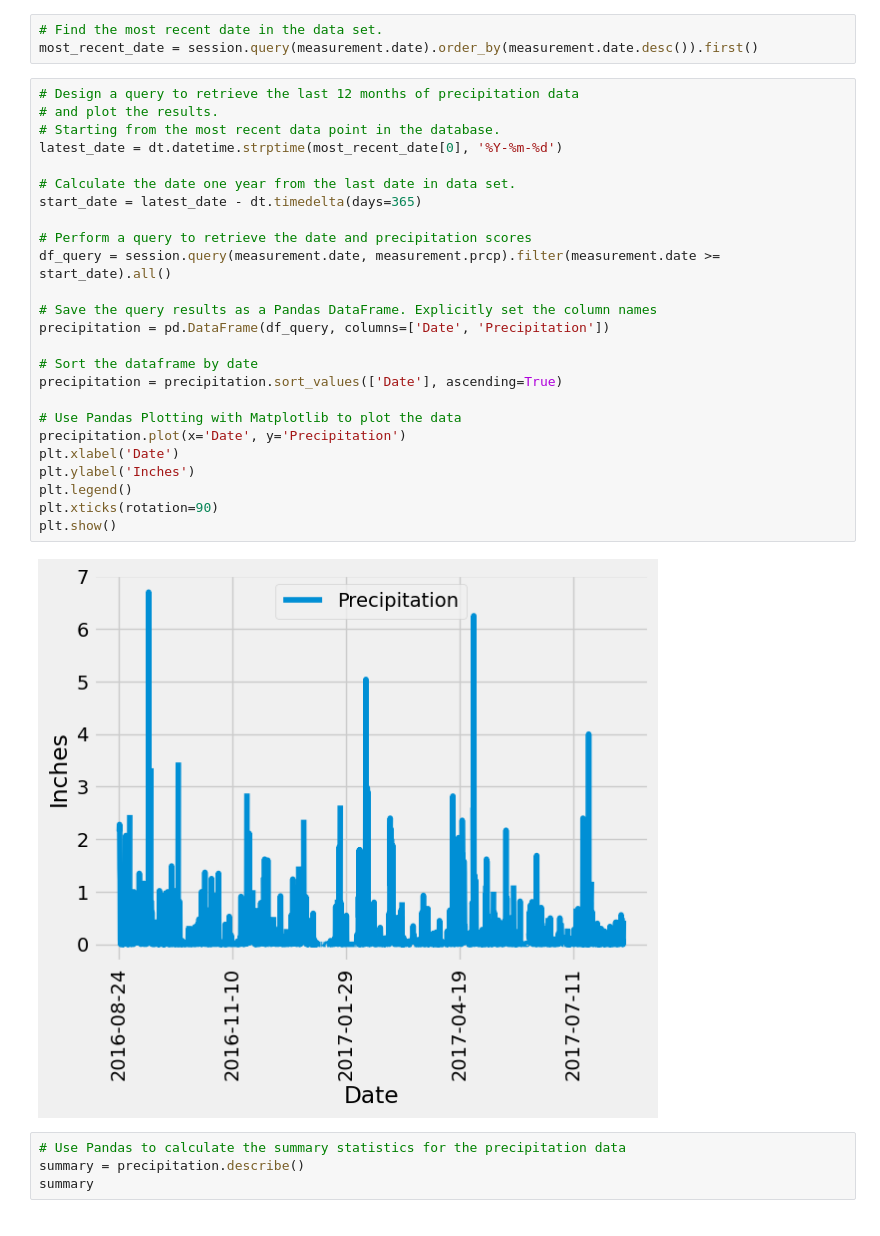
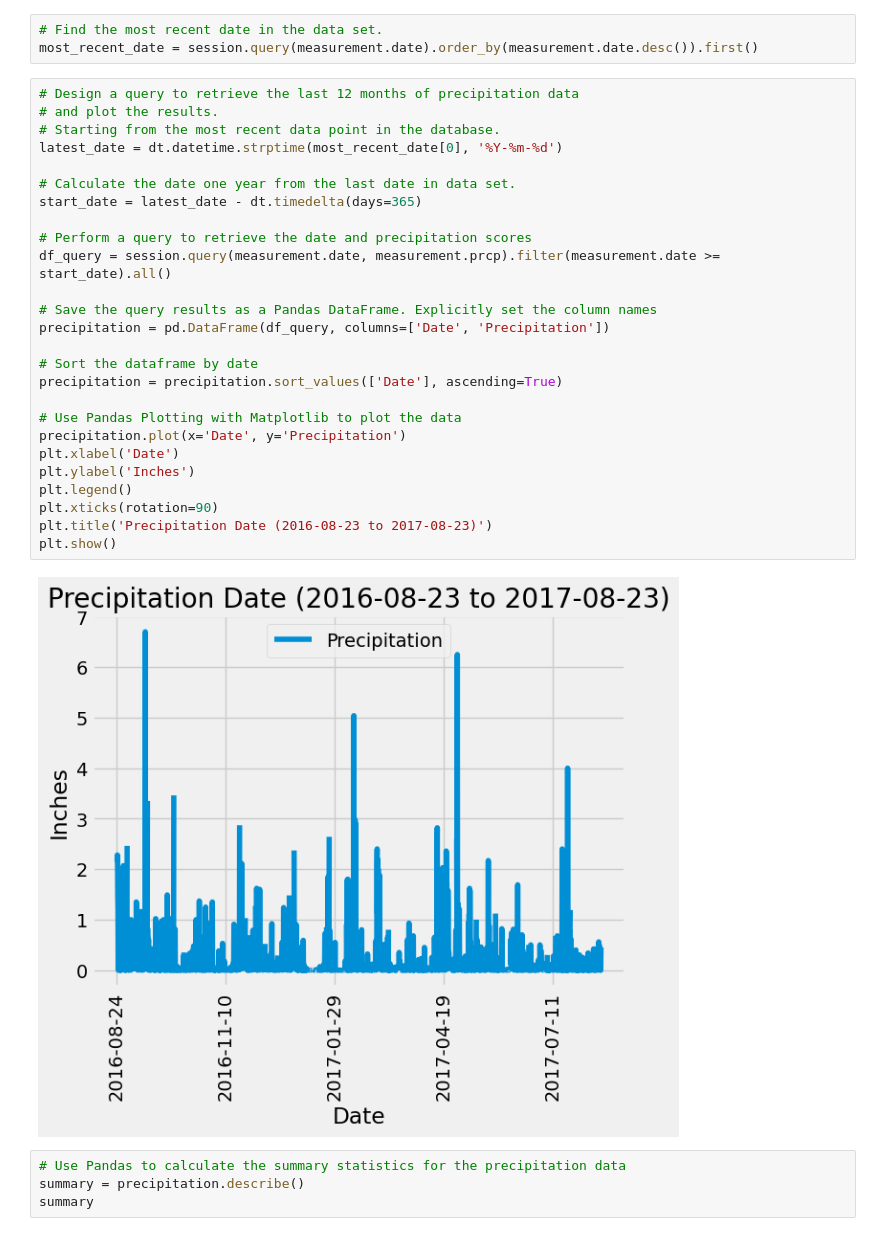
Before and after one commit to andrew-voortman/sqlalchemy-challenge, a Jupyter notebook: SurfsUp/climate_starter.ipynb, the cells around one changed output. Drawn from its saved outputs; the diff is of its cells as text.

```diff
--- a/SurfsUp/climate_starter.ipynb
+++ b/SurfsUp/climate_starter.ipynb
@@ -43,30 +43,31 @@ most_recent_date = session.query(measurement.date).order_by(measurement.date.des
 # %%
 # Design a query to retrieve the last 12 months of precipitation data
 # and plot the results.
 # Starting from the most recent data point in the database.
 latest_date = dt.datetime.strptime(most_recent_date[0], '%Y-%m-%d')
 
 # Calculate the date one year from the last date in data set.
 start_date = latest_date - dt.timedelta(days=365)
 
 # Perform a query to retrieve the date and precipitation scores
 df_query = session.query(measurement.date, measurement.prcp).filter(measurement.date >= start_date).all()
 
 # Save the query results as a Pandas DataFrame. Explicitly set the column names
 precipitation = pd.DataFrame(df_query, columns=['Date', 'Precipitation'])
 
 # Sort the dataframe by date
 precipitation = precipitation.sort_values(['Date'], ascending=True)
 
 # Use Pandas Plotting with Matplotlib to plot the data
 precipitation.plot(x='Date', y='Precipitation')
 plt.xlabel('Date')
 plt.ylabel('Inches')
 plt.legend()
 plt.xticks(rotation=90)
+plt.title('Precipitation Date (2016-08-23 to 2017-08-23)')
 plt.show()
 # %% [output]
-[figure, old version]
+[figure, new version]
 # %%
 # Use Pandas to calculate the summary statistics for the precipitation data
 summary = precipitation.describe()
```
Also changed, not shown: parts of 1 cell of this notebook, 4 other files.
